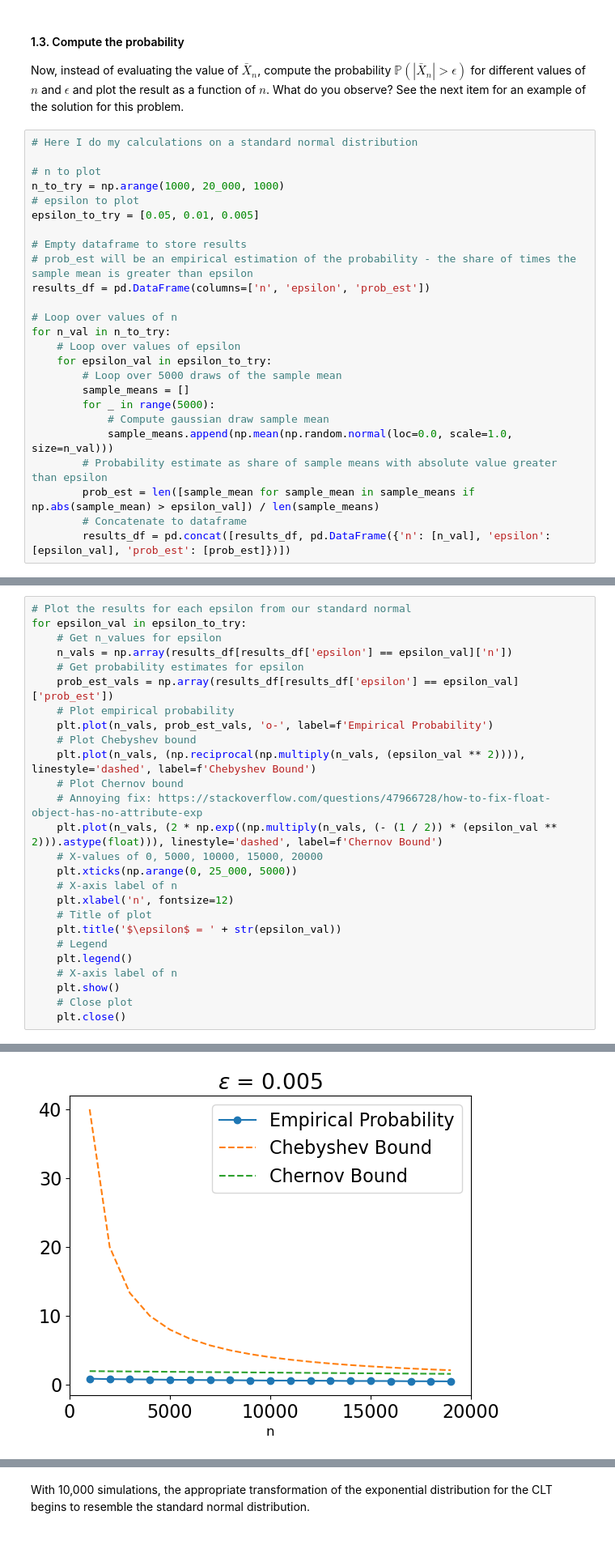
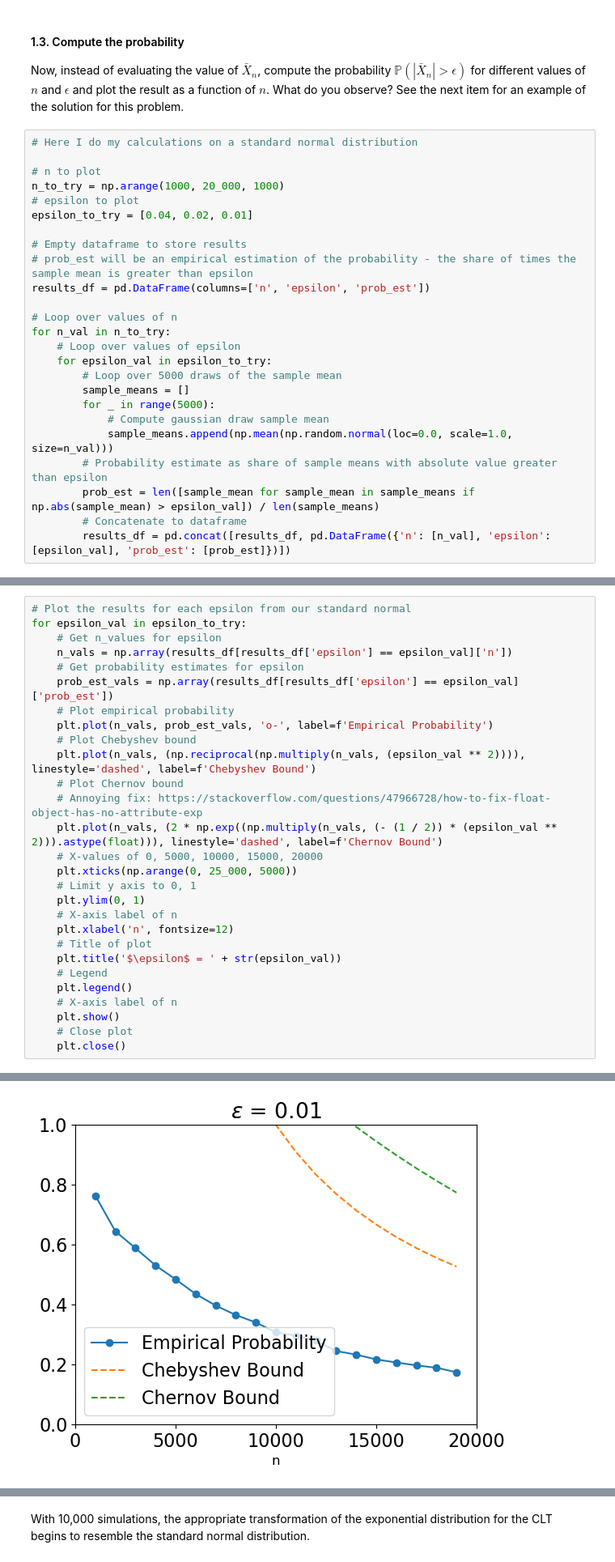
Before and after one commit to UCB-stat-201a-fall23/project02-ijyliu, a Jupyter notebook: Project02-Concentration.ipynb, the cells around one changed output, grey strips where cells are left out. Shown: that part at 81% size. Saved outputs shown, nothing was run; the diff lists cells and outputs as text.

```diff
--- a/Project02-Concentration.ipynb
+++ b/Project02-Concentration.ipynb
@@ -131,7 +131,7 @@ Now, instead of evaluating the value of $\bar X_n$, compute the probability $\ma
 # n to plot
 n_to_try = np.arange(1000, 20_000, 1000)
 # epsilon to plot
-epsilon_to_try = [0.05, 0.01, 0.005]
+epsilon_to_try = [0.04, 0.02, 0.01]
 
 # Empty dataframe to store results
 # prob_est will be an empirical estimation of the probability - the share of times the sample mean is greater than epsilon
@@ -204,6 +204,8 @@ for epsilon_val in epsilon_to_try:
     plt.plot(n_vals, (2 * np.exp((np.multiply(n_vals, (- (1 / 2)) * (epsilon_val ** 2))).astype(float))), linestyle='dashed', label=f'Chernov Bound')
     # X-values of 0, 5000, 10000, 15000, 20000
     plt.xticks(np.arange(0, 25_000, 5000))
+    # Limit y axis to 0, 1
+    plt.ylim(0, 1)
     # X-axis label of n
     plt.xlabel('n', fontsize=12)
     # Title of plot
@@ -220,4 +222,4 @@ for epsilon_val in epsilon_to_try:
-[figure, old version]
+[figure, new version]
 # %% [markdown]
 ### 2. Central Limit theorem
 
```
Also changed, not shown: parts of 5 cells of this notebook.
